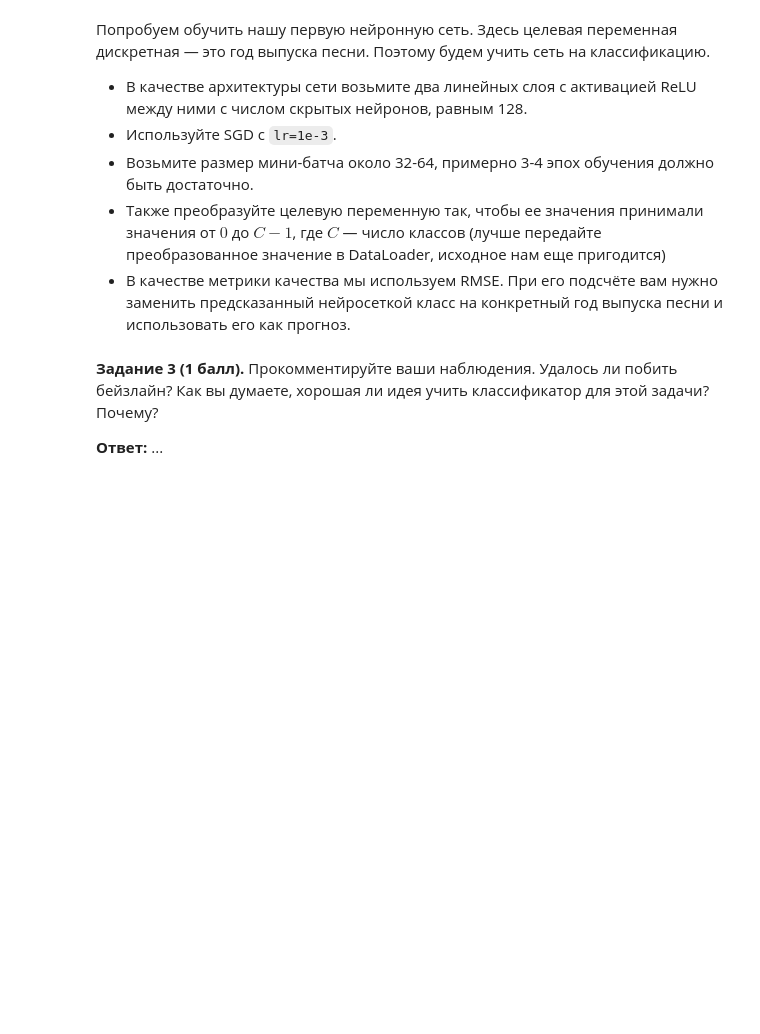
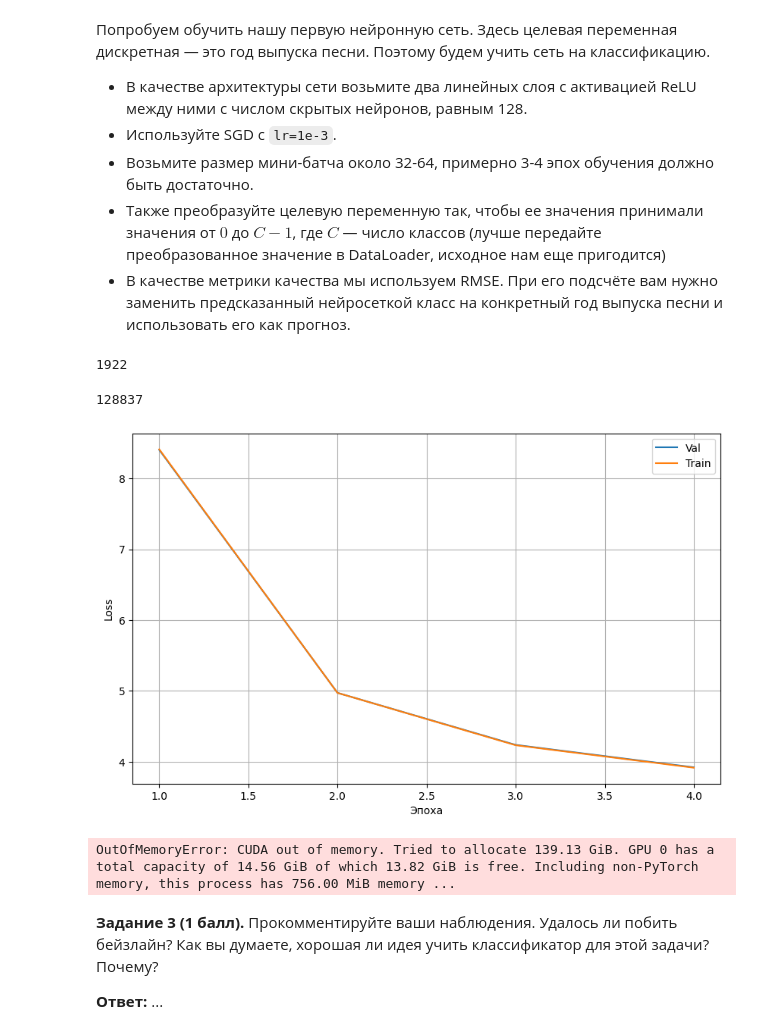
Before and after one commit to Aleksander-23443/iad_dl, a Jupyter notebook: dz1_iad/homework_01.ipynb, the cells around one changed output. Cells and saved outputs as stored; diff of their text form; code cells hidden in the pictures; blank space fills up the shorter version.

```diff
--- a/dz1_iad/homework_01.ipynb
+++ b/dz1_iad/homework_01.ipynb
@@ -489,0 +496,60 @@ def train(model, optimizer, criterion, train_loader, val_loader, epochs):
+# %%
+min_year = min(df[0])
+min_year
+# %% [output]
+1922
+# %%
+y_train_tensor_norm = y_train_tensor.clone()
+y_train_tensor_norm = y_train_tensor_norm - 1922
+
+y_val_tensor_norm = y_val_tensor.clone()
+y_val_tensor_norm = y_val_tensor_norm - 1922
+
+y_test_tensor_norm = y_test_tensor.clone()
+y_test_tensor_norm = y_test_tensor_norm - 1922
+# %%
+y_test_tensor_norm.shape[0]
+# %% [output]
+128837
+# %%
+class RandomDataset(torch.utils.data.Dataset):
+
+    def __init__(self, x, y):
+        self.x=x
+        self.y=y
+
+    def __len__(self):
+        return len(self.x)
+
+    def __getitem__(self, idx):
+        return {'sample': torch.tensor(self.x[idx, :], dtype=torch.float), 'target': self.y[idx]}
+# %%
+# your code here (￣ω￣)
+class NetForSongs(nn.Module):
+    def __init__(self, num_input_param, num_output_classes):
+        super().__init__()
+
+        self.model = nn.Sequential(
+            nn.Linear(in_features=num_input_param, out_features=128),
+            nn.ReLU(),
+            nn.Linear(in_features=128, out_features=num_output_classes),
+        )
+
+    def forward(self, x):
+        return self.model(x)
+# %%
+data_train = torch.utils.data.DataLoader(RandomDataset(X_train_tensor, y_train_tensor_norm), batch_size=48, shuffle=True)
+data_val = torch.utils.data.DataLoader(RandomDataset(X_val_tensor, y_val_tensor_norm), batch_size=48, shuffle=True)
+data_test = torch.utils.data.DataLoader(RandomDataset(X_test_tensor, y_test_tensor_norm), batch_size=48, shuffle=True)
+
+
+neural_model = NetForSongs(X_train_tensor.shape[1], y_test_tensor_norm.shape[0]).to(device)
+critetion = nn.CrossEntropyLoss()
+optimizer = torch.optim.SGD(neural_model.parameters(), lr=0.001)
+train(neural_model, optimizer, critetion, data_train, data_val, 4, task='class')
+# %% [output]
+[figure, added]
+# %%
+pred_train = neural_model(X_train_tensor).argmax(dim=1)
+# %% [output]
+OutOfMemoryError: CUDA out of memory. Tried to allocate 139.13 GiB. GPU 0 has a total capacity of 14.56 GiB of which 13.82 GiB is free. Including non-PyTorch memory, this process has 756.00 MiB memory ...
```
Also changed, not shown: parts of 8 cells of this notebook.
